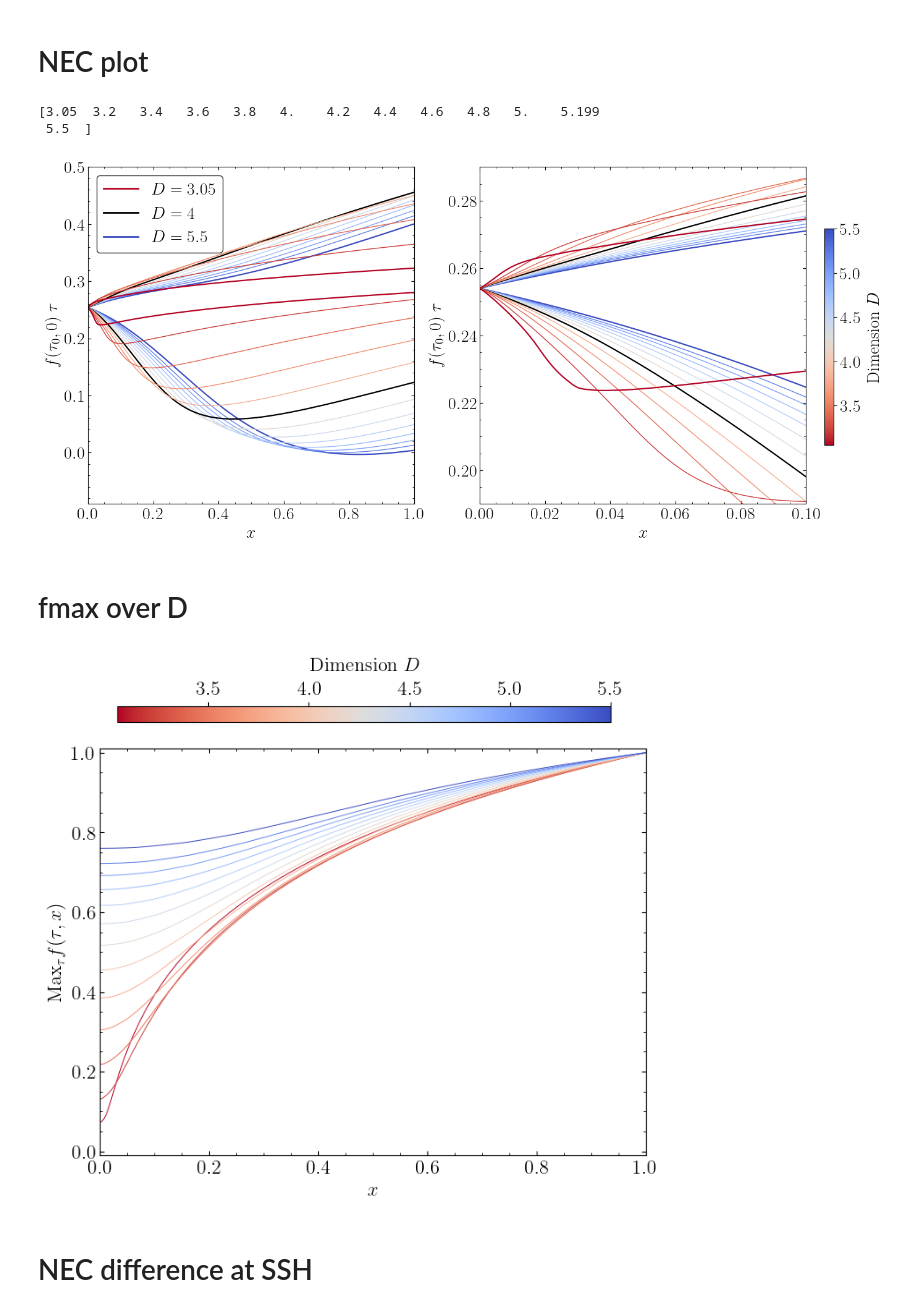
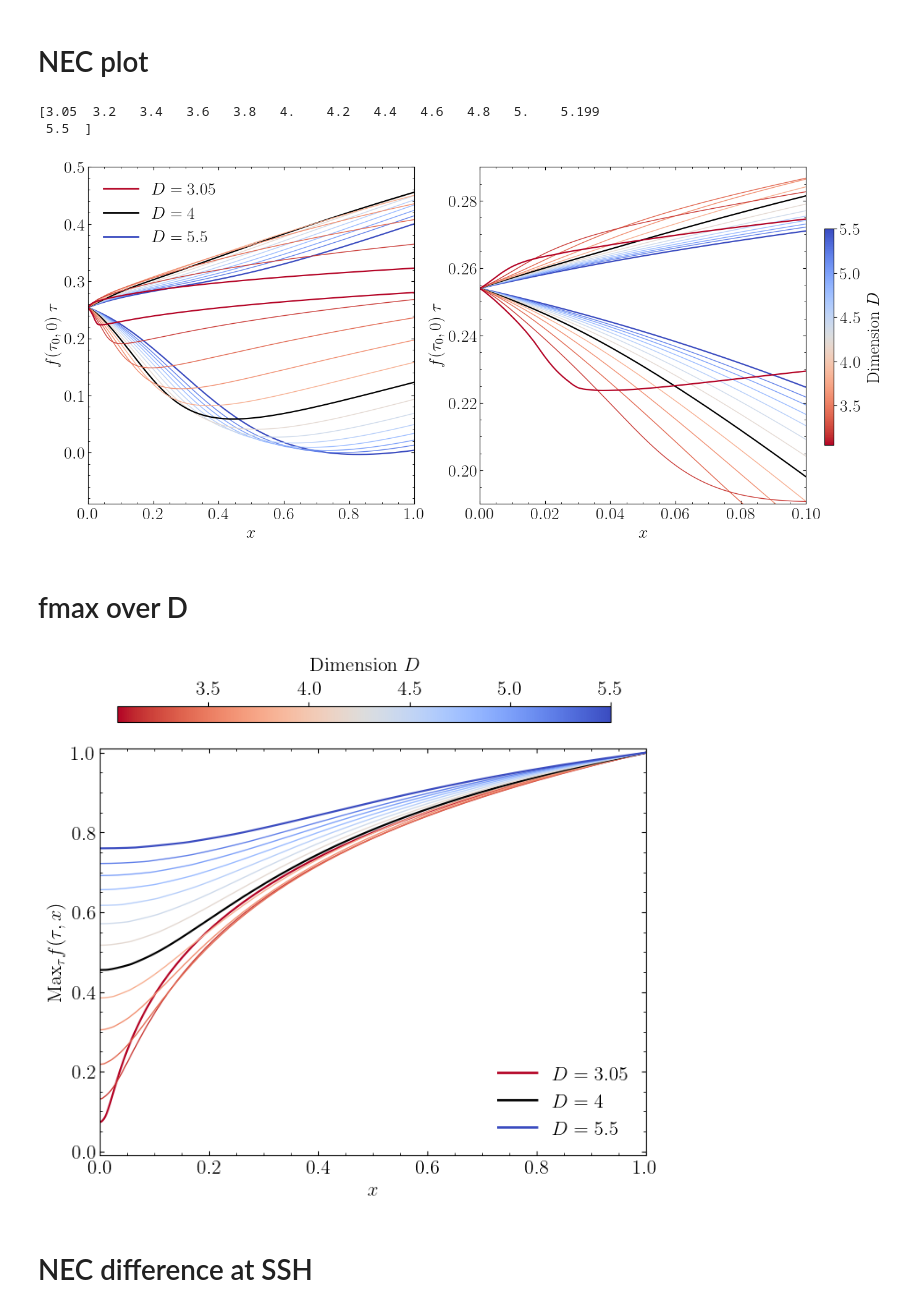
Before and after one commit to EckerChristian/CriticalSpacetimeCrystal, a Jupyter notebook: plots/plots.ipynb, the cells around one changed output. Drawn from its saved outputs; the diff is of its cells as text; code cells hidden in the pictures.

Commit message:
updated NEC and fmax plots

```diff
--- a/plots/plots.ipynb
+++ b/plots/plots.ipynb
@@ -945,7 +945,7 @@ handles = [
 ax[0].legend(
     handles=handles,
     loc="upper left",
-    frameon=True,
+    frameon=False,
     framealpha=0.8,
     edgecolor="black"
 )
@@ -1025,13 +1025,14 @@ plt.show()
 # %% [output]
 [3.05  3.2   3.4   3.6   3.8   4.    4.2   4.4   4.6   4.8   5.    5.199
  5.5  ]
-[figure, old version]
+[figure, new version]
 # %% [markdown]
 # fmax over D
 # %%
 import json
 import numpy as np
 import matplotlib.pyplot as plt
+from matplotlib.lines import Line2D
 import matplotlib.cm as cm
 
 # LaTeX font
@@ -1058,41 +1059,63 @@ fig, ax = plt.subplots(figsize=(8, 6))
 for i in range(fmax.shape[0]):
     x = fmax[i,:,0]
     y = fmax[i,:,1]
-    ax.plot(x, y, color=cmap(norm_vals[i]), linewidth=0.7)
+    #ax.plot(x, y, color=cmap(norm_vals[i]), linewidth=1)
+
+    if i in [0, (fmax.shape[0]-1)]:
+        ax.plot(x, y, color=cmap(norm_vals[i]), linewidth=1.6)
+    elif i==5:
+        ax.plot(x, y, color='k', linewidth=1.6)
+    else:
+        ax.plot(x, y, color=cmap(norm_vals[i]), linewidth=1.0)
 
 # Axis labels and limits
 ax.set_xlabel(r"$x$")
 ax.set_ylabel(r"$\textrm{Max}_{\tau }f(\tau ,x)$")
 ax.set_xlim(0, 1)
 ax.set_ylim(-0.01, 1.01)
 
 # Ticks
 ax.tick_params(direction="in", which="both", top=True, right=True)
 ax.minorticks_on()
 
 # ---------------- Colorbar ABOVE ----------------
 sm = cm.ScalarMappable(cmap=cmap)
 sm.set_array(vals)
 
 # Create a dedicated axis above the plot
 cbar_ax = fig.add_axes([0.15, 0.93, 0.7, 0.03])
 cbar = fig.colorbar(sm, cax=cbar_ax, orientation='horizontal')
 
 # --- Put ticks and numeric labels on TOP ---
 cbar.ax.xaxis.set_ticks_position('top')
 cbar.ax.xaxis.set_label_position('top')
 
+# Custom legend entries
+handles = [
+    Line2D([], [], color=cmap(0.0), lw=2, label=r"$D=3.05$"),
+    Line2D([], [], color='k', lw=2, label=r"$D = 4$"),
+    Line2D([], [], color=cmap(1.0), lw=2, label=r"$D=5.5$"),
+]
+
+ax.legend(
+    handles=handles,
+    loc="lower right",
+    frameon=False,
+    framealpha=0.8,
+    edgecolor="black"
+)
+
 # --- Label above bar ---
 cbar.set_label(r"${\rm Dimension}~D$", labelpad=8)
 
 # Optional: remove bottom ticks to look cleaner
 cbar.ax.tick_params(bottom=False)
 
 plt.subplots_adjust(top=0.88)
 plt.savefig("fmaxoverD.pdf", dpi=100, bbox_inches="tight")
 plt.show()
 # %% [output]
-[figure, old version]
+[figure, new version]
 # %% [markdown]
 # NEC difference at SSH
 # %%
```
